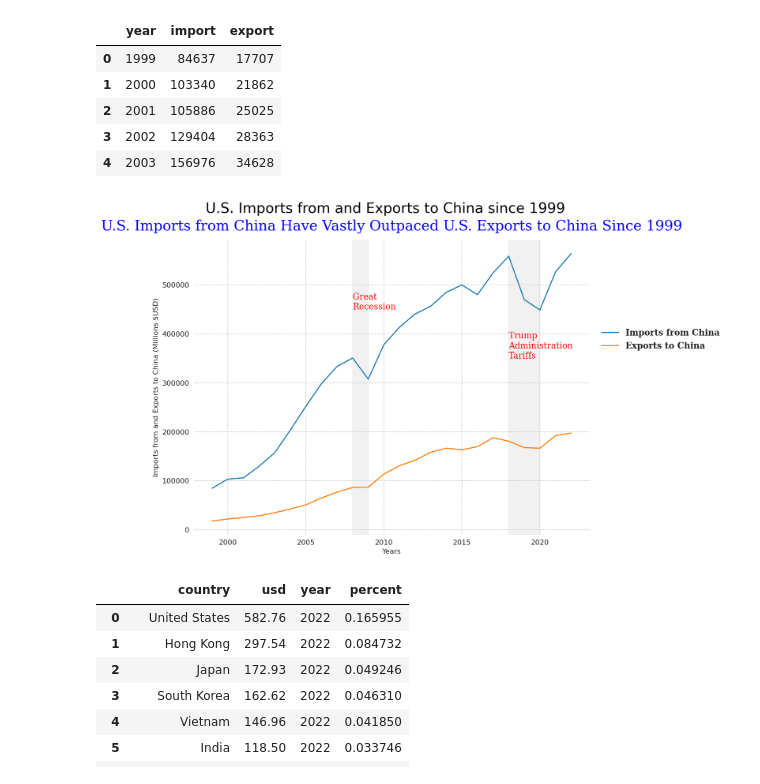
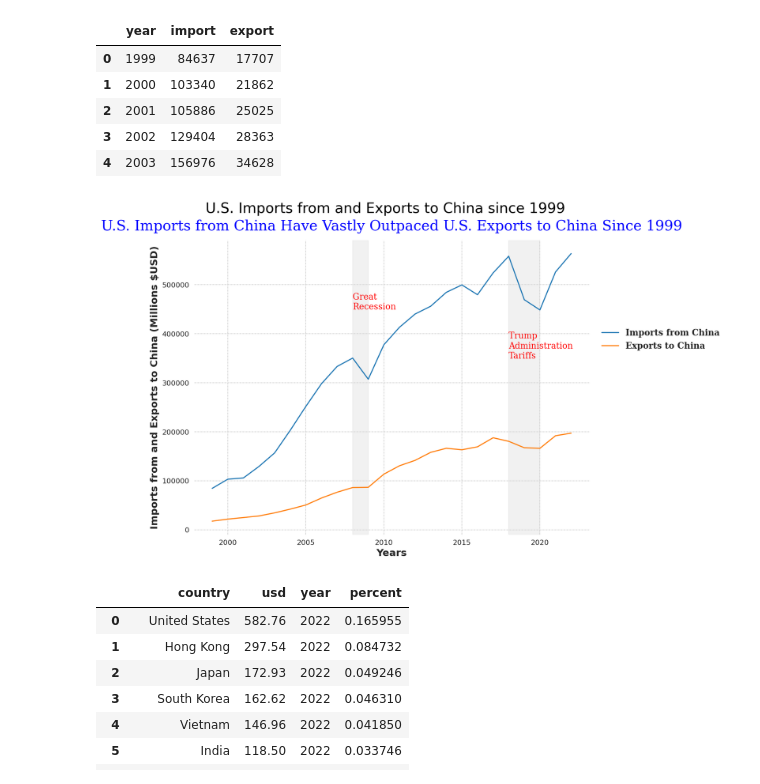
Before and after one commit to Umerfarooq122/Where-do-minerals-come-from, a Jupyter notebook: Where_do_minerals_come_from.ipynb, the cells around one changed output. Cells and saved outputs as stored; diff of their text form; code cells hidden in the pictures.

```diff
--- a/Where_do_minerals_come_from.ipynb
+++ b/Where_do_minerals_come_from.ipynb
@@ -249,21 +249,21 @@ trade.head()
 # %%
 fig =plt.figure(figsize=(10,7.5), dpi=160)
 plt.plot(trade['year'], trade['import'], label = 'Imports from China')
 plt.plot(trade['year'], trade['export'], label = 'Exports to China')
 plt.axvspan(2018, 2020, color="lightgray", alpha=0.3)
 plt.axvspan(2008, 2009, color="lightgray", alpha=0.3)
 plt.text(2008, 450000, "Great \nRecession",fontdict={ 'size':12,'family':'serif', 'color':'red'})
 plt.text(2018
          , 350000, "Trump \nAdministration \nTariffs",fontdict={ 'size':12,'family':'serif', 'color':'red'})
 plt.legend(bbox_to_anchor=(1.35,.6),loc='lower right',prop={'weight':'bold','size':12,'family':'serif'}, frameon=False)
-plt.xlabel("Years")
-plt.ylabel("Imports from and Exports to China (Millions $USD)")
+plt.xlabel("Years", fontsize=14, weight='bold')
+plt.ylabel("Imports from and Exports to China (Millions $USD)", fontsize=14, weight='bold')
 plt.suptitle("U.S. Imports from and Exports to China since 1999", fontsize=20, color='#000000')
 plt.title("U.S. Imports from China Have Vastly Outpaced U.S. Exports to China Since 1999", fontsize=20, fontdict={'family': 'serif'}, color='blue', y=1.02)
 sns.despine( bottom=True, right = True, left = True)
 plt.show()
 # %% [output]
-[figure, old version]
+[figure, new version]
 # %%
 china_exports = pd.read_csv('https://raw.githubusercontent.com/Umerfarooq122/Where-do-minerals-come-from/main/china%20exports%20-%20Sheet1.csv')
 # %%
```
